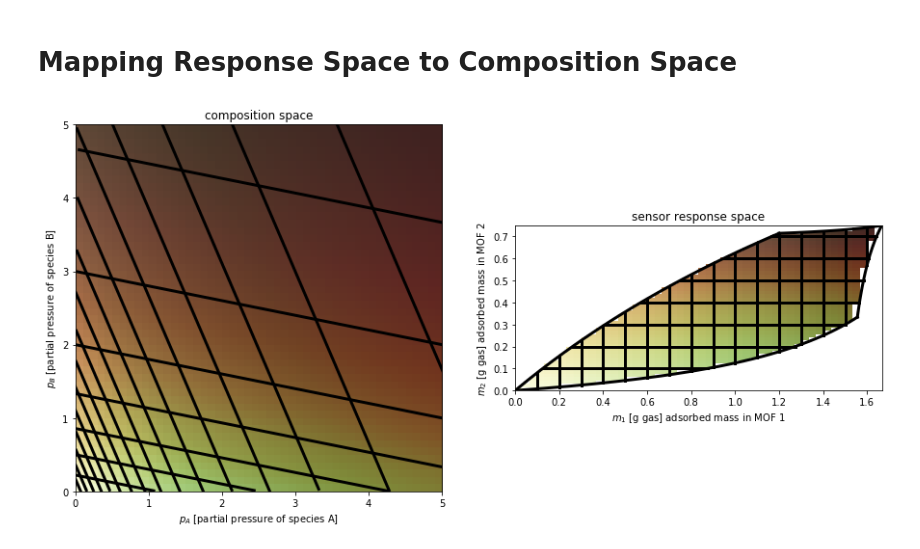
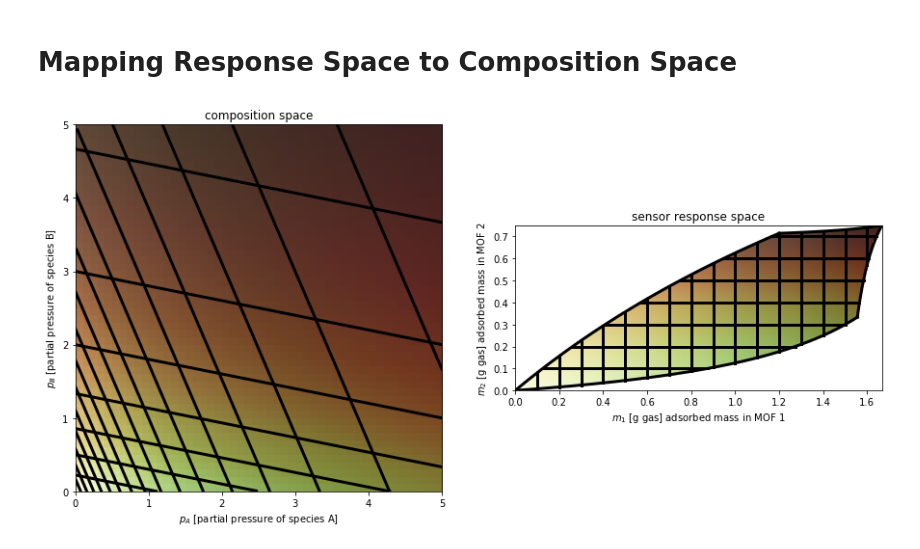
Before and after one commit to SimonEnsemble/nonlinear_sensing, a Jupyter notebook: viz mapping.ipynb, the cells around one changed output. Cells and saved outputs as stored; diff of their text form; code cells hidden in the pictures.

```diff
--- a/viz mapping.ipynb
+++ b/viz mapping.ipynb
@@ -301,9 +310,10 @@ ax[1].set_ylabel("$m_2$ [g gas] adsorbed mass in MOF 2")
 ###
 #   color the plane
 ###
+nb_pts = 200
 # Initialize m1, m2 for colormap
-m1 = np.linspace(0, m_max[0])
-m2 = np.linspace(0, m_max[1])
+m1 = np.linspace(0, m_max[0], nb_pts)
+m2 = np.linspace(0, m_max[1], nb_pts)
 
 # Create bivariate colormap for response space
 z_response = [[colorFromBivariateData(m1[i]/m_max[0], m2[j]/m_max[1]) for i in range(np.size(m1))]
@@ -341,7 +351,7 @@ ax[0].imshow(z_composition, extent=extent_composition, origin='lower')
 #   draw grid lines and their mapping
 ###
 dm = 0.1 # spacing between grid lines
-nb_pts = 100
+nb_pts = 200
 # these arrays will contain the correponding compositions to each point on the lines.
 p_a = np.zeros(nb_pts)
 p_b = np.zeros(nb_pts)
@@ -358,37 +368,37 @@ for i in range(int(max(m_max) / dm)+1):
         draw_vert_line(m1, m2_min, m2_max, 1)
 
         # plot the image of the line in composition space
-        m2 = np.linspace(0.0, m_max[1], nb_pts)
+        m2 = np.linspace(m2_min, m2_max, nb_pts)
 
         # loop through points on the line
         for j in range(nb_pts):
             # get vector on this line
             m_on_line = np.array([m1, m2[j]])
             # compute the composition in the gas space when MOFs have this much gas absorbed
             p_a[j], p_b[j] = p_of_m(m_on_line, 0, np.Inf)
         ax[0].plot(p_a, p_b, color="black", lw=3)
 
     ###
     #   y = constant (horizontal) grid lines
     ###
     m2 = i * dm # m2 is constant here.
 
     if m2 < m_max[1]:
         m1_min, m1_max = valid_m1(m2)
         draw_horizontal_line(m2, m1_min, m1_max, 1)
 
         # plot the image of the line in composition space
-        m1 = np.linspace(0.0, m_max[0], nb_pts)
+        m1 = np.linspace(m1_min, m1_max, nb_pts)
 
         # loop through points on the line
         for j in range(nb_pts):
             # get vector on this line
             m_on_line = np.array([m1[j], m2])
             # compute the composition in the gas space when MOFs have this much gas absorbed
             p_a[j], p_b[j] = p_of_m(m_on_line, 0, np.Inf)
         ax[0].plot(p_a, p_b, color="black", lw=3)
 
 # Add boarder around response space
 draw_mspace_boundaries(p_max, 1)
 # %% [output]
-[figure, old version]
+[figure, new version]
```
Also changed, not shown: parts of 2 cells of this notebook.
